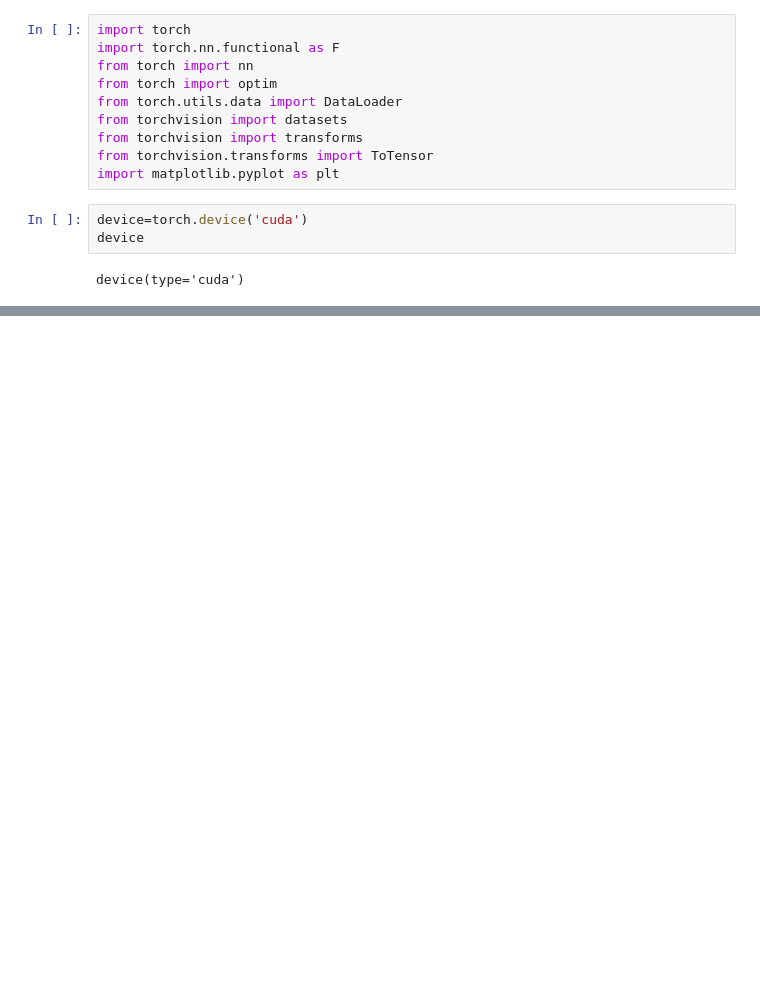
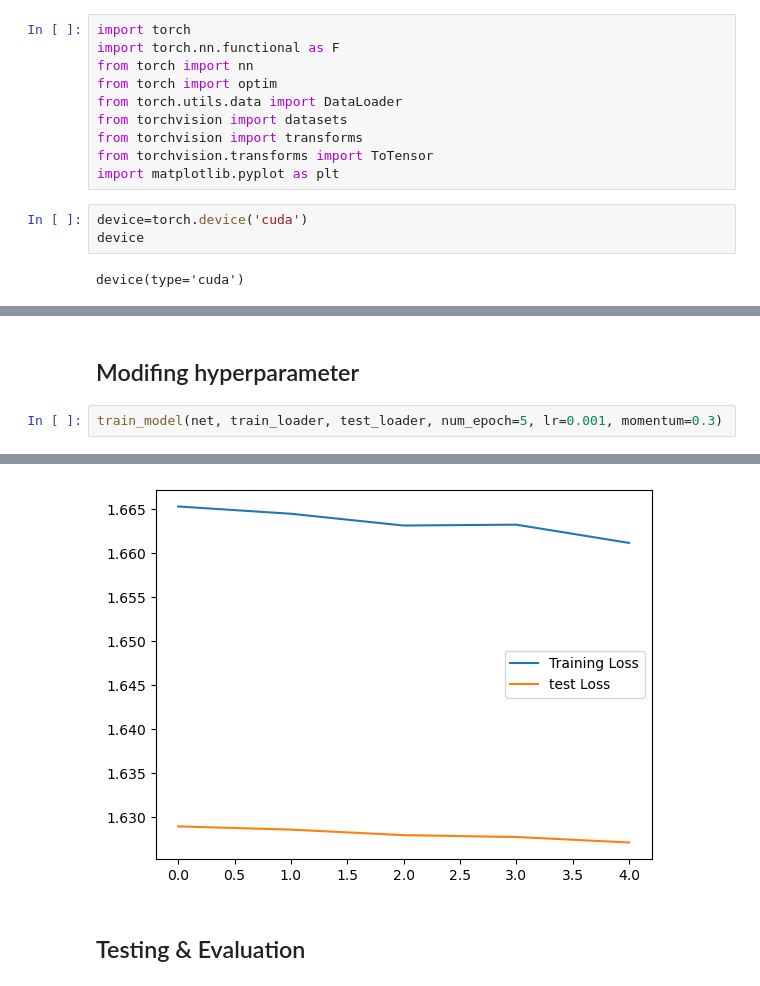
Before and after one commit to Boghdady9/Minst-Dataset-Udacity-Nanodegree-project, a Jupyter notebook: minst-dataset-udacity-nanodegree-project.ipynb, the cells around one changed output, grey strips where cells are left out. Saved outputs shown, nothing was run; the diff lists cells and outputs as text; blank space fills up the shorter version.

```diff
--- a/minst-dataset-udacity-nanodegree-project.ipynb
+++ b/minst-dataset-udacity-nanodegree-project.ipynb
@@ -158,0 +212,5 @@ plt.show()
+# %% [markdown]
+## Modifing hyperparameter
+# %%
+train_model(net, train_loader, test_loader, num_epoch=5, lr=0.001, momentum=0.3)
+# %% [output]
@@ -158,0 +227,3 @@ plt.show()
+[figure, added]
+# %% [markdown]
+## Testing & Evaluation
```
Also changed, not shown: parts of 23 cells of this notebook.
